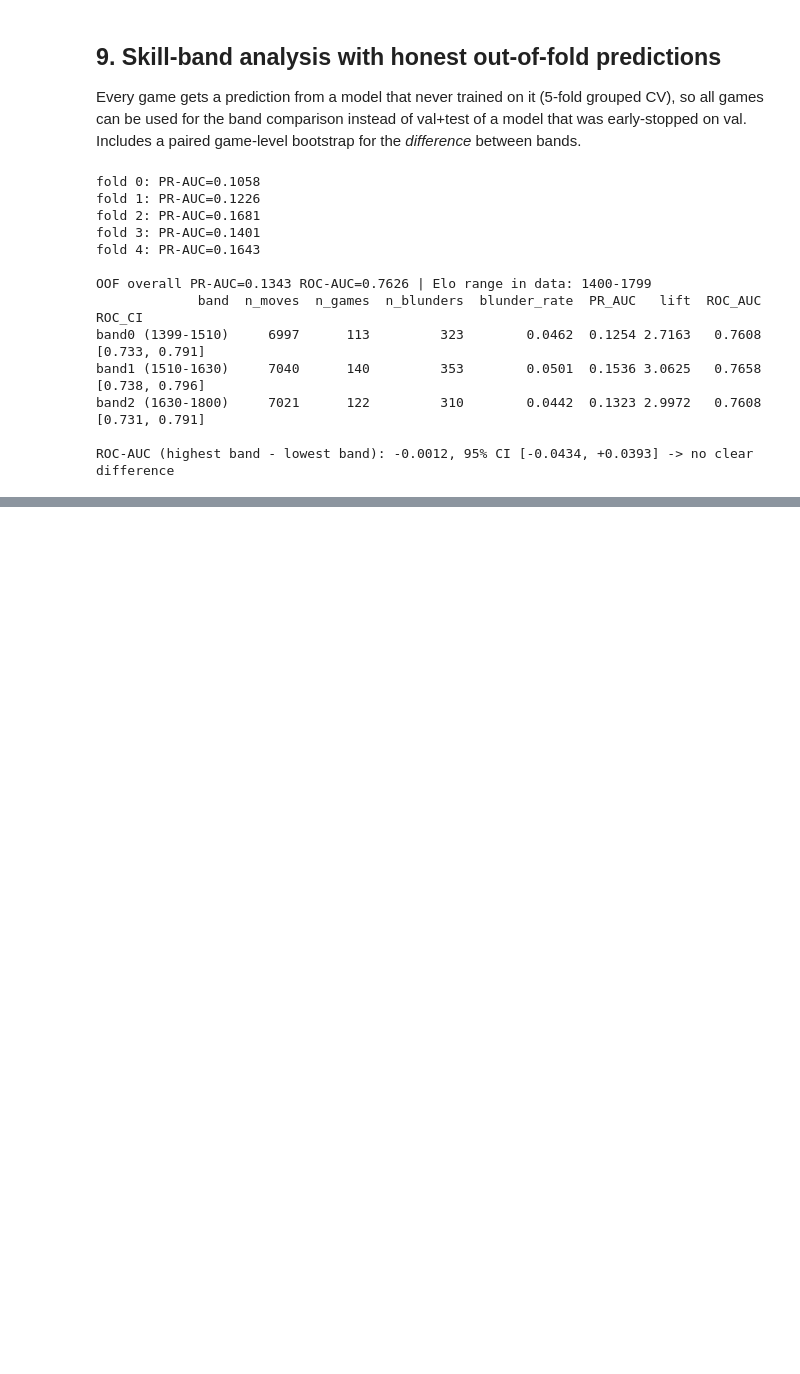
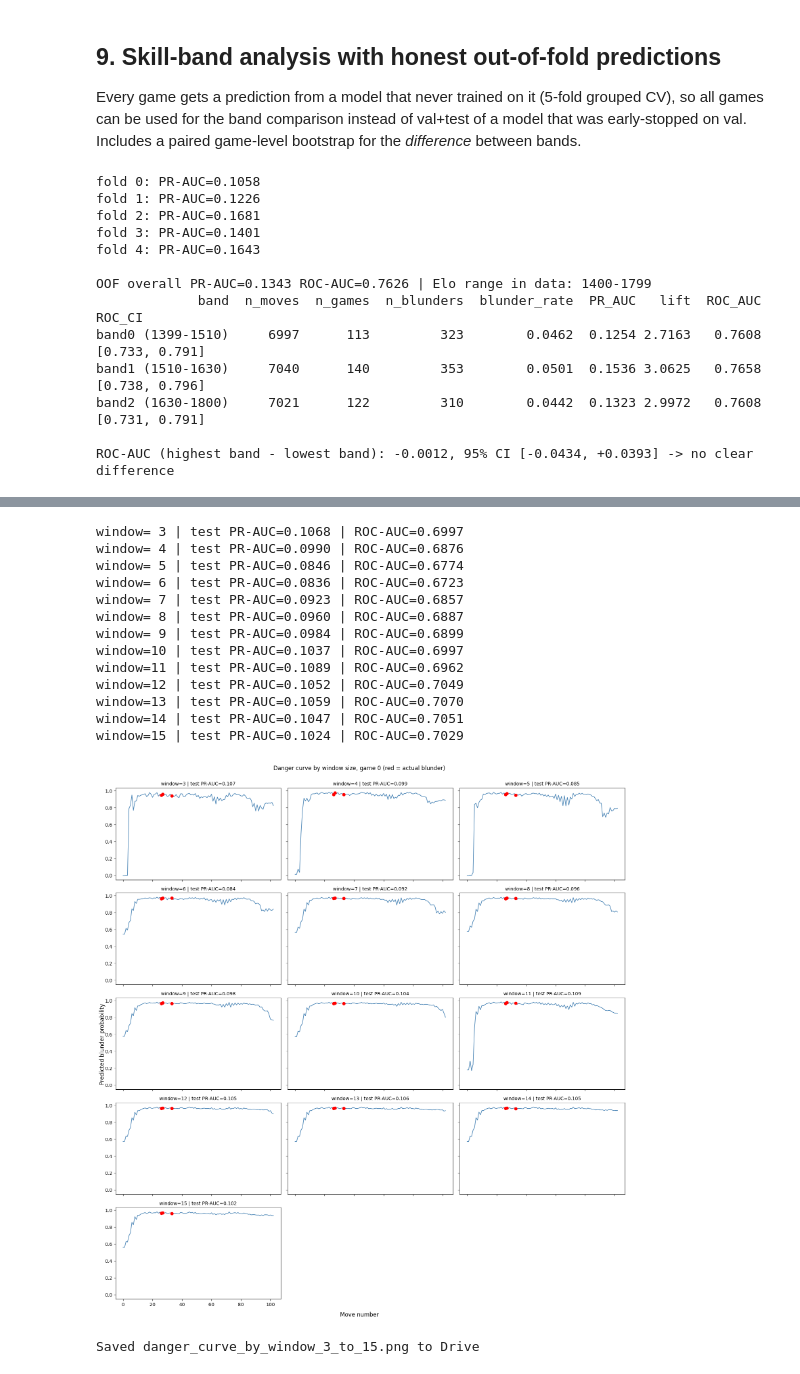
Before and after one commit to Janhavi-Srinivasan/chess-blunder-risk-model, a Jupyter notebook: Chess_blunder_with_nn.ipynb, the cells around one changed output, grey strips where cells are left out. Drawn from its saved outputs; the diff is of its cells as text; code cells hidden in the pictures; blank space fills up the shorter version.

```diff
--- a/Chess_blunder_with_nn.ipynb
+++ b/Chess_blunder_with_nn.ipynb
@@ -1199,0 +1281,41 @@ ROC-AUC (highest band - lowest band): -0.0012, 95% CI [-0.0434, +0.0393] -> no c
+# %%
+WINDOWS = list(range(3, 16))
+curves = {}
+for W in WINDOWS:
+    curves[W] = danger_curve_for_window(W)
+    print(f"window={W:2d} | test PR-AUC={curves[W]['ap']:.4f} | ROC-AUC={curves[W]['auc']:.4f}")
+
+ncols = 3
+nrows = math.ceil(len(WINDOWS) / ncols)
+fig, axes = plt.subplots(nrows, ncols, figsize=(16, 3.3 * nrows), sharex=True, sharey=True)
+axes = axes.flatten()
+for ax, W in zip(axes, WINDOWS):
+    c = curves[W]
+    ax.plot(c['mv'], c['risk'], color='steelblue', lw=1.2)
+    b = c['true'] == 1
+    ax.scatter(c['mv'][b], c['risk'][b], color='red', s=35, zorder=5)
+    ax.set_title(f"window={W} | test PR-AUC={c['ap']:.3f}", fontsize=10)
+for ax in axes[len(WINDOWS):]:
+    ax.axis('off')
+fig.supxlabel("Move number"); fig.supylabel("Predicted blunder probability")
+plt.suptitle(f"Danger curve by window size, game {sample_game_id} (red = actual blunder)", y=1.0)
+plt.tight_layout()
+plt.savefig(PROJECT_DIR / "danger_curve_by_window_3_to_15.png", dpi=100)
+plt.show()
+print("Saved danger_curve_by_window_3_to_15.png to Drive")
+# %% [output]
+window= 3 | test PR-AUC=0.1068 | ROC-AUC=0.6997
+window= 4 | test PR-AUC=0.0990 | ROC-AUC=0.6876
+window= 5 | test PR-AUC=0.0846 | ROC-AUC=0.6774
+window= 6 | test PR-AUC=0.0836 | ROC-AUC=0.6723
+window= 7 | test PR-AUC=0.0923 | ROC-AUC=0.6857
+window= 8 | test PR-AUC=0.0960 | ROC-AUC=0.6887
+window= 9 | test PR-AUC=0.0984 | ROC-AUC=0.6899
+window=10 | test PR-AUC=0.1037 | ROC-AUC=0.6997
+window=11 | test PR-AUC=0.1089 | ROC-AUC=0.6962
+window=12 | test PR-AUC=0.1052 | ROC-AUC=0.7049
+window=13 | test PR-AUC=0.1059 | ROC-AUC=0.7070
+window=14 | test PR-AUC=0.1047 | ROC-AUC=0.7051
+window=15 | test PR-AUC=0.1024 | ROC-AUC=0.7029
+[figure, added]
+Saved danger_curve_by_window_3_to_15.png to Drive
```
Also changed, not shown: parts of 9 cells of this notebook.
